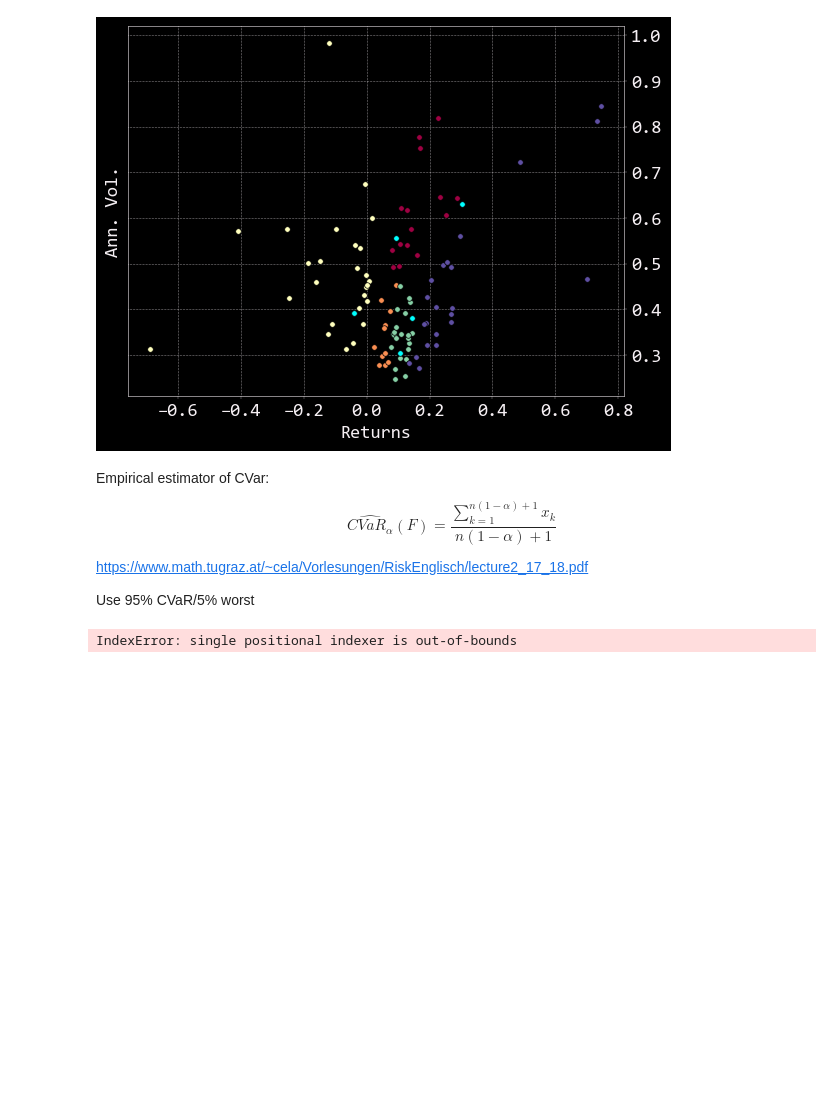
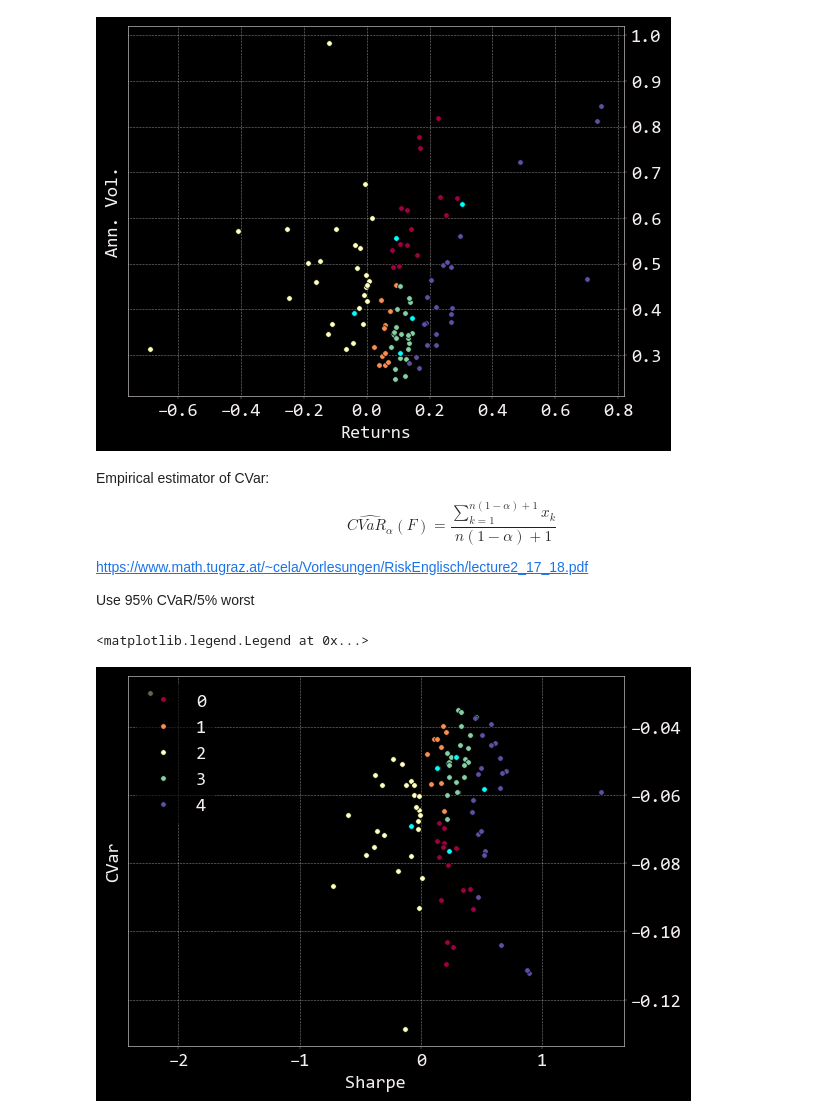
Before and after one commit to stevenkxu/Quant_Exploratory_Projects, a Jupyter notebook: KMediod.ipynb, the cells around one changed output. Cells and saved outputs as stored; diff of their text form; code cells hidden in the pictures; blank space fills up the shorter version.

```diff
--- a/KMediod.ipynb
+++ b/KMediod.ipynb
@@ -163,24 +163,26 @@ colors = [
 # %%
 for k, col in zip(unique_labels, colors):
     class_member_mask = labels == k
 
-    xy = moments[class_member_mask]
+    xy = features[class_member_mask]
     plt.plot(
         xy.iloc[:, 2],
         xy.iloc[:, 3],
         "o",
         markerfacecolor=tuple(col),
         markeredgecolor="k",
     )
 
 plt.plot(
-    km.cluster_centers_[:, 2],
-    km.cluster_centers_[:, 3],
+    km_cvar.cluster_centers_[:, 2],
+    km_cvar.cluster_centers_[:, 3],
     "o",
     markerfacecolor="cyan",
     markeredgecolor="k",
 )
-plt.xlabel("CVar")
-plt.ylabel("Sharpe")
+plt.xlabel("Sharpe")
+plt.ylabel("CVar")
+plt.legend(unique_labels)
 # %% [output]
-IndexError: single positional indexer is out-of-bounds
+<matplotlib.legend.Legend at 0x...>
+[figure, added]
```
Also changed, not shown: parts of 2 cells of this notebook, 1 other file.
